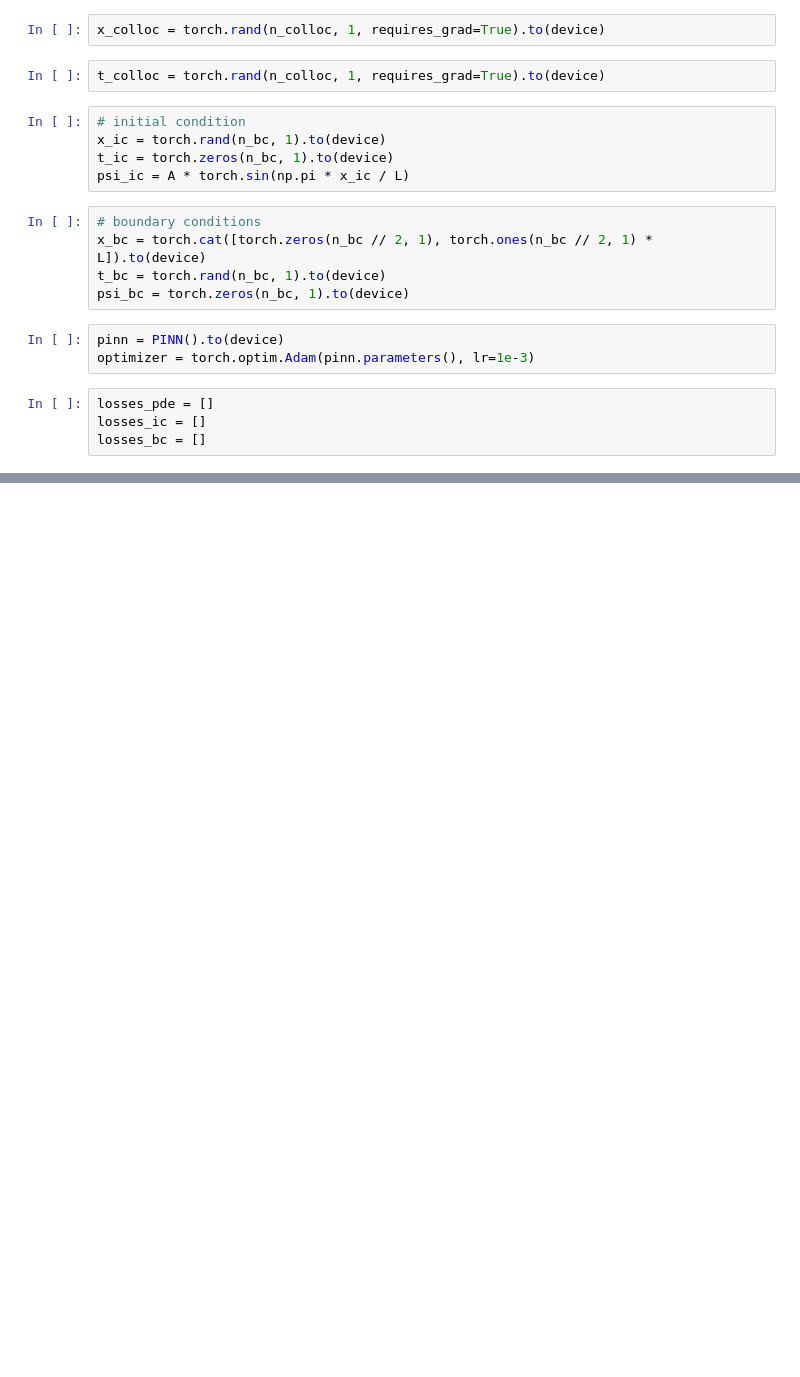
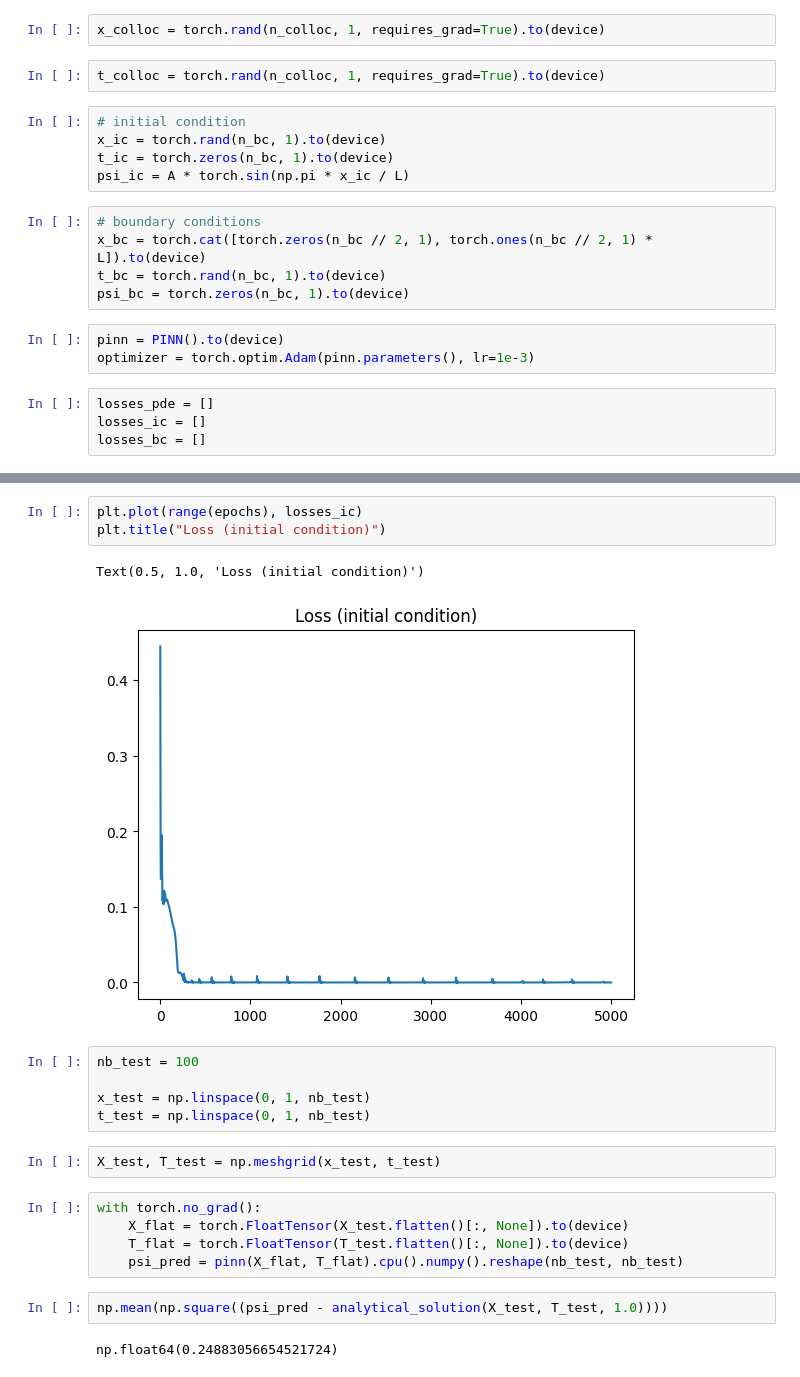
Before and after one commit to stephenhky/PINNNotebooks, a Jupyter notebook: wave_equation_standwaves.ipynb, the cells around one changed output, grey strips where cells are left out. Saved outputs shown, nothing was run; the diff lists cells and outputs as text; blank space fills up the shorter version.

```diff
--- a/wave_equation_standwaves.ipynb
+++ b/wave_equation_standwaves.ipynb
@@ -100,0 +133,22 @@ for epoch in tqdm(range(epochs)):
+# %%
+plt.plot(range(epochs), losses_ic)
+plt.title("Loss (initial condition)")
+# %% [output]
+Text(0.5, 1.0, 'Loss (initial condition)')
+[figure, added]
+# %%
+nb_test = 100
+
+x_test = np.linspace(0, 1, nb_test)
+t_test = np.linspace(0, 1, nb_test)
+# %%
+X_test, T_test = np.meshgrid(x_test, t_test)
+# %%
+with torch.no_grad():
+    X_flat = torch.FloatTensor(X_test.flatten()[:, None]).to(device)
+    T_flat = torch.FloatTensor(T_test.flatten()[:, None]).to(device)
+    psi_pred = pinn(X_flat, T_flat).cpu().numpy().reshape(nb_test, nb_test)
+# %%
+np.mean(np.square((psi_pred - analytical_solution(X_test, T_test, 1.0))))
+# %% [output]
+np.float64(0.24883056654521724)
```
Also changed, not shown: parts of 6 cells of this notebook.
